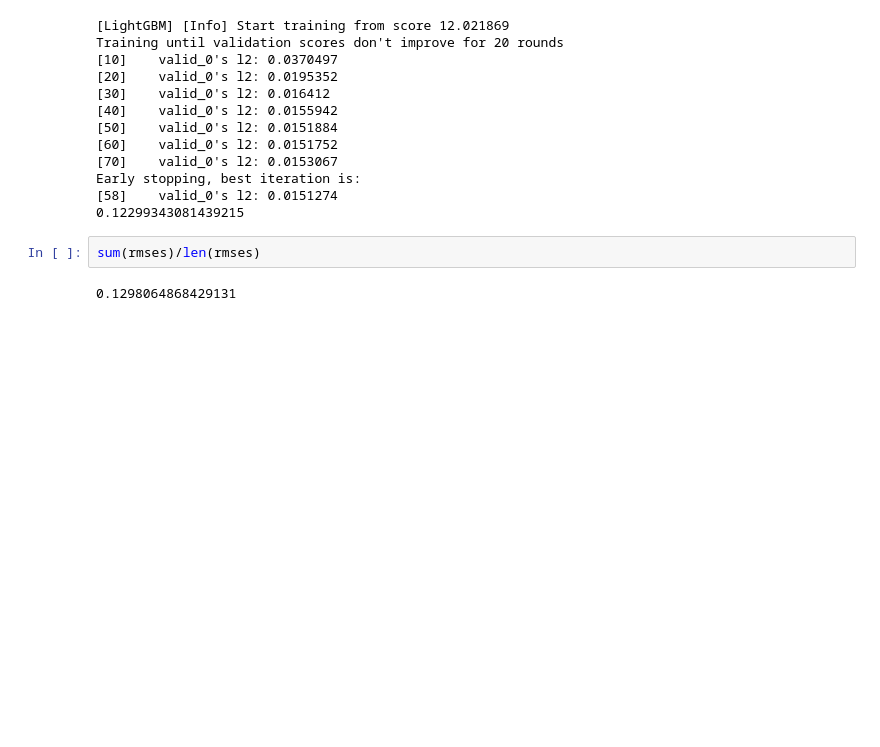
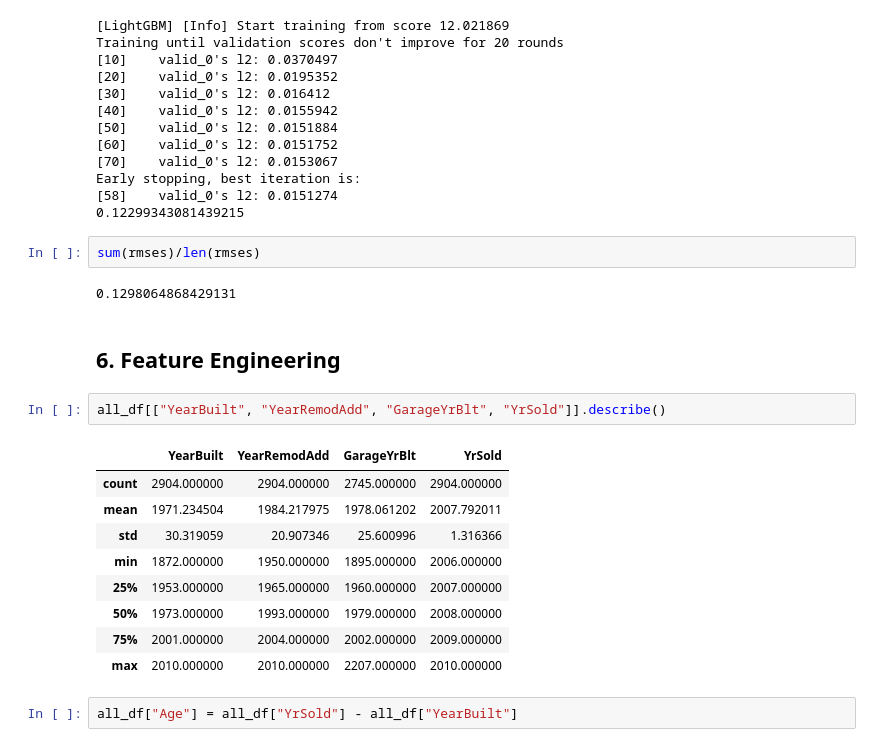
Before and after one commit to rodea0952/kaggle, a Jupyter notebook: Kaggleデータ分析入門/house_prices/house_prices.ipynb, the cells around one changed output. Cells and saved outputs as stored; diff of their text form; blank space fills up the shorter version.

```diff
--- a/Kaggleデータ分析入門/house_prices/house_prices.ipynb
+++ b/Kaggleデータ分析入門/house_prices/house_prices.ipynb
@@ -709,3 +723,19 @@ Early stopping, best iteration is:
 sum(rmses)/len(rmses)
 # %% [output]
 0.1298064868429131
+# %% [markdown]
+## 6. Feature Engineering
+# %%
+all_df[["YearBuilt", "YearRemodAdd", "GarageYrBlt", "YrSold"]].describe()
+# %% [output]
+|  | YearBuilt | YearRemodAdd | GarageYrBlt | YrSold |
+| count | 2904.000000 | 2904.000000 | 2745.000000 | 2904.000000 |
+| mean | 1971.234504 | 1984.217975 | 1978.061202 | 2007.792011 |
+| std | 30.319059 | 20.907346 | 25.600996 | 1.316366 |
+| min | 1872.000000 | 1950.000000 | 1895.000000 | 2006.000000 |
+| 25% | 1953.000000 | 1965.000000 | 1960.000000 | 2007.000000 |
+| 50% | 1973.000000 | 1993.000000 | 1979.000000 | 2008.000000 |
+| 75% | 2001.000000 | 2004.000000 | 2002.000000 | 2009.000000 |
+| max | 2010.000000 | 2010.000000 | 2207.000000 | 2010.000000 |
+# %%
+all_df["Age"] = all_df["YrSold"] - all_df["YearBuilt"]
```
Also changed, not shown: parts of 65 cells of this notebook, 4 other files.
